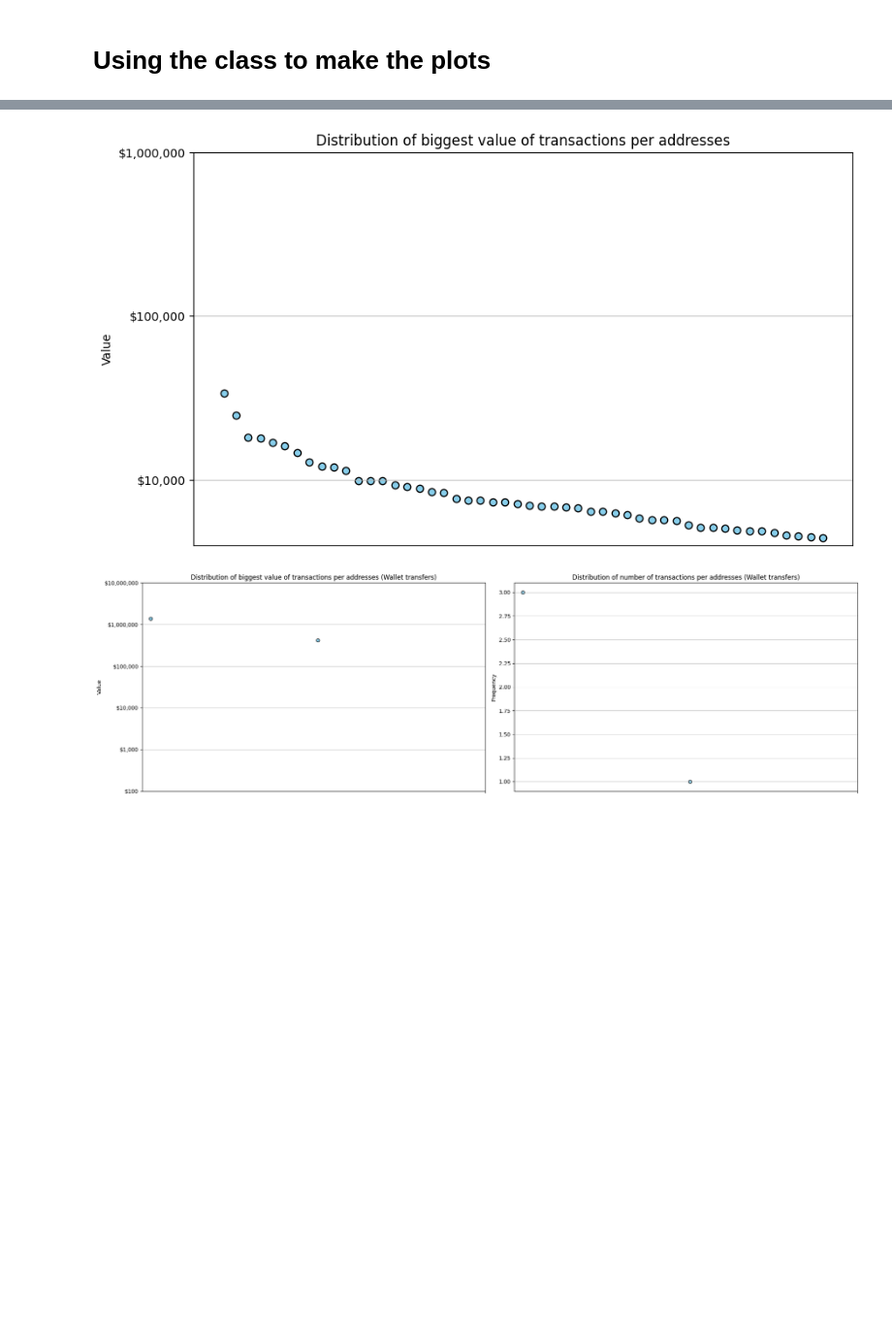
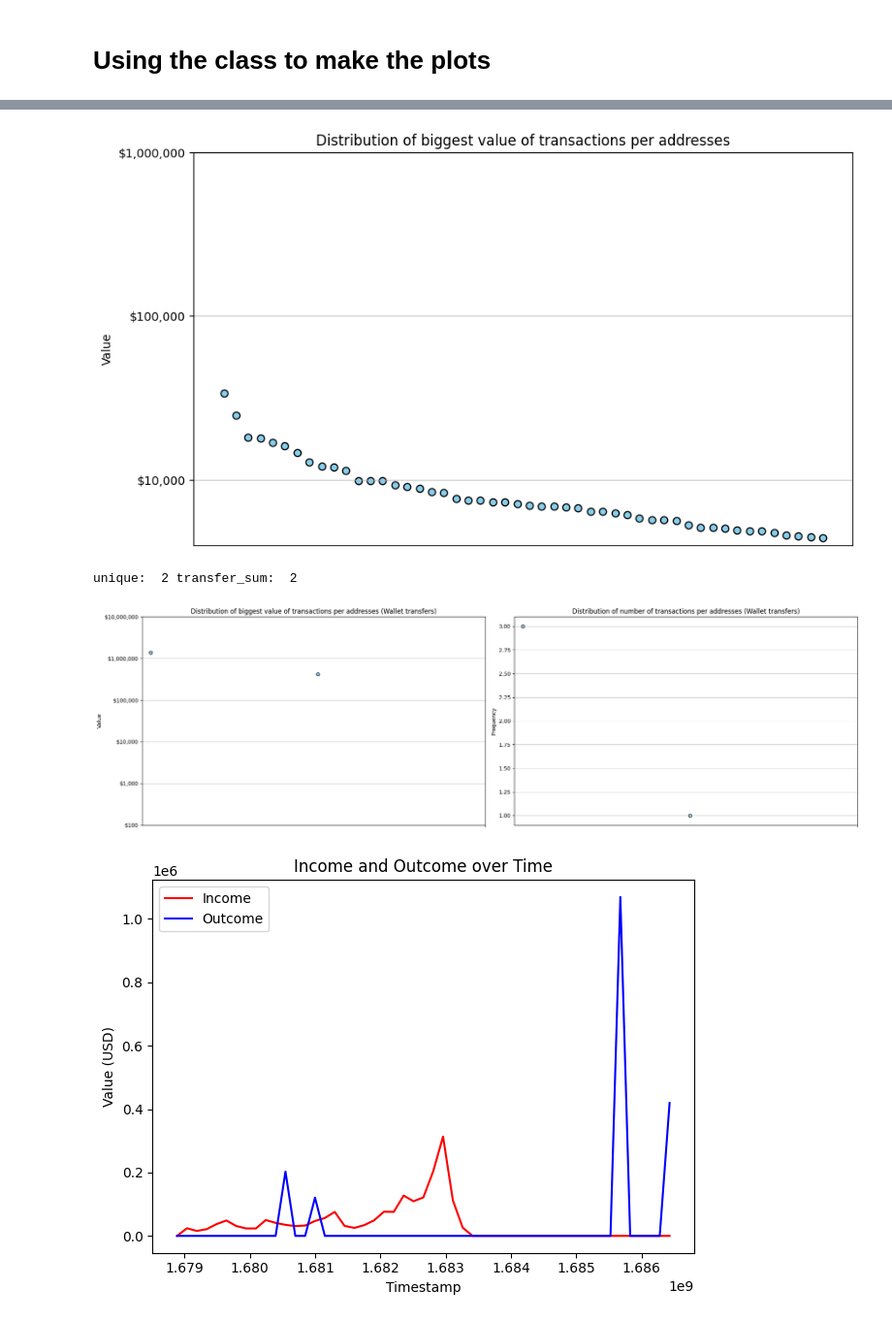
Before and after one commit to Bodesz11/Project_Laboratory_1, a Jupyter notebook: Data_Analiser_Class.ipynb, the cells around one changed output, grey strips where cells are left out. Shown at 97% size. Saved outputs shown, nothing was run; the diff lists cells and outputs as text; code cells hidden in the pictures; blank space fills up the shorter version.

```diff
--- a/Data_Analiser_Class.ipynb
+++ b/Data_Analiser_Class.ipynb
@@ -213,14 +447,18 @@ analiser.make_all_plots()
 # %%
 data_path = '../Data/DATA_Love_Hate_Inu_presale.xlsx'
 data_sheet_out = 'lhinu_bsc_payment_wallet_transf'
 data_sheet_in = 'lhinu_bsc_presale_buys_26487457'
+network = 'Love_Hate_LNU'
 
-analiser = Love_Hate_LNU_analiser(data_path=data_path,
+analiser = Crypto_analiser(data_path=data_path,
                                   data_sheet_in=data_sheet_in,
-                                  data_sheet_out=data_sheet_out)
+                                  data_sheet_out=data_sheet_out,
+                                  network=network)
 analiser.make_all_plots()
 # %% [output]
 [figure]
 [figure]
 [figure]
+unique:  2 transfer_sum:  2
 [figure]
+[figure, added]
```
Also changed, not shown: parts of 15 cells of this notebook.
